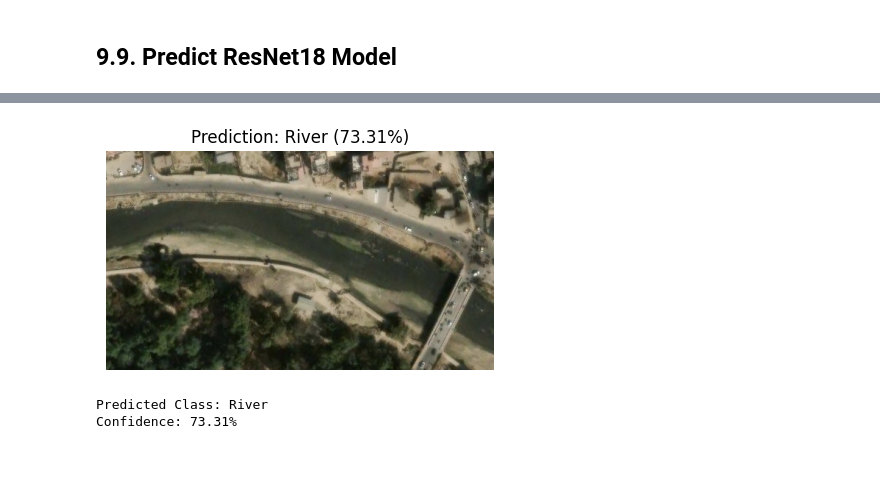
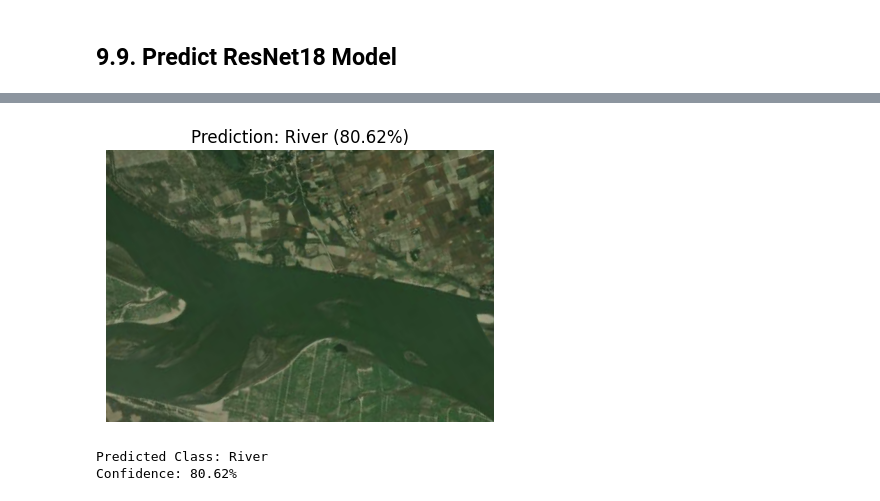
Before and after one commit to Natashaa7/EuroSAT-Land-Cover-Classification, a Jupyter notebook: Land Cover Classification.ipynb, the cells around one changed output, grey strips where cells are left out. Drawn from its saved outputs; the diff is of its cells as text; code cells hidden in the pictures; blank space fills up the shorter version.

```diff
--- a/Land Cover Classification.ipynb
+++ b/Land Cover Classification.ipynb
@@ -946,19 +1481,19 @@ def predict_image(image_path):
 # %%
 def show_prediction(image_path):
     label, confidence, image = predict_image(image_path)
 
     plt.figure(figsize=(5,5))
     plt.imshow(image)
     plt.axis("off")
     plt.title(f"Prediction: {label} ({confidence:.2f}%)")
     plt.show()
 
     print(f"Predicted Class: {label}")
     print(f"Confidence: {confidence:.2f}%")
 
 
-show_prediction("/kaggle/input/datasets/natashashrestha77/images/River2.png")
+show_prediction("/kaggle/input/datasets/natashashrestha77/images/River.png")
 # %% [output]
-[figure, old version]
+[figure, new version]
 Predicted Class: River
-Confidence: 73.31%
+Confidence: 80.62%
```
Also changed, not shown: parts of 69 cells of this notebook, 4 other files.
